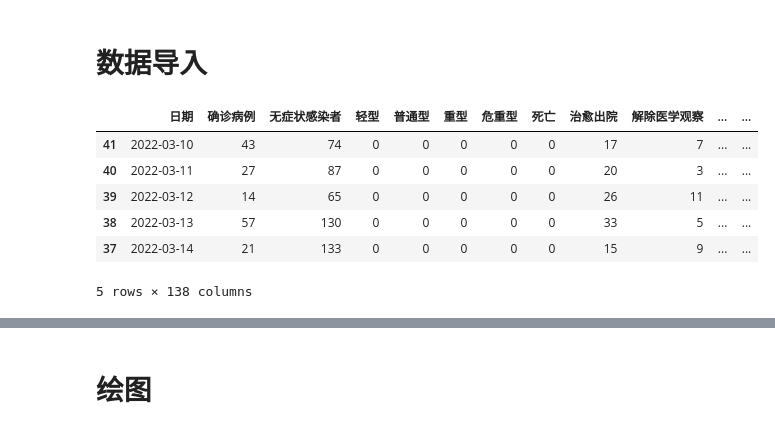
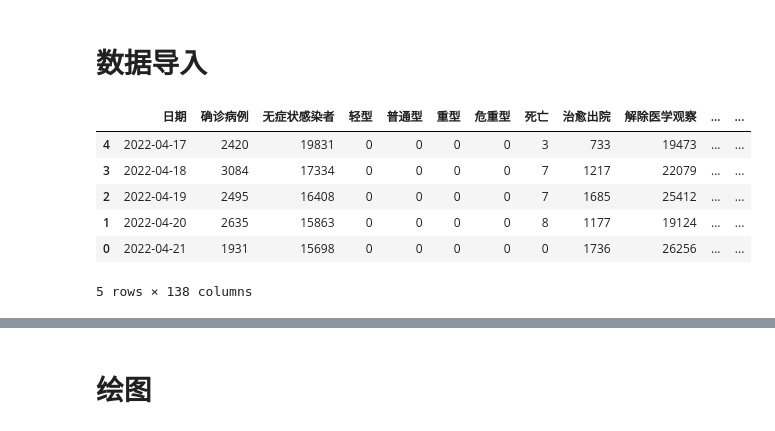
Before and after one commit to twang2218/covid19-data, a Jupyter notebook: shanghai/analysis/上海疫情数字-2.ipynb, the cells around one changed output, grey strips where cells are left out. Saved outputs shown, nothing was run; the diff lists cells and outputs as text; code cells hidden in the pictures.

```diff
--- a/shanghai/analysis/上海疫情数字-2.ipynb
+++ b/shanghai/analysis/上海疫情数字-2.ipynb
@@ -77,17 +103,19 @@ one_day = timedelta(days=1)
 # %%
 df = pd.read_csv('../data/shanghai-daily.csv', parse_dates=['日期'], infer_datetime_format=True)
 
 # 限定日期范围
 begin_date = '2022-03-10'
 df = df[df['日期'] >= begin_date]
 df = df.sort_values(['日期'])
 
-df.head()
+is_patched = False
+
+df.tail()
 # %% [output]
 |  | 日期 | 确诊病例 | 无症状感染者 | 轻型 | 普通型 | 重型 | 危重型 | 死亡 | 治愈出院 | 解除医学观察 | ... | ... |
-| 41 | 2022-03-10 | 43 | 74 | 0 | 0 | 0 | 0 | 0 | 17 | 7 | ... | ... |
-| 40 | 2022-03-11 | 27 | 87 | 0 | 0 | 0 | 0 | 0 | 20 | 3 | ... | ... |
-| 39 | 2022-03-12 | 14 | 65 | 0 | 0 | 0 | 0 | 0 | 26 | 11 | ... | ... |
-| 38 | 2022-03-13 | 57 | 130 | 0 | 0 | 0 | 0 | 0 | 33 | 5 | ... | ... |
-| 37 | 2022-03-14 | 21 | 133 | 0 | 0 | 0 | 0 | 0 | 15 | 9 | ... | ... |
+| 4 | 2022-04-17 | 2420 | 19831 | 0 | 0 | 0 | 0 | 3 | 733 | 19473 | ... | ... |
+| 3 | 2022-04-18 | 3084 | 17334 | 0 | 0 | 0 | 0 | 7 | 1217 | 22079 | ... | ... |
+| 2 | 2022-04-19 | 2495 | 16408 | 0 | 0 | 0 | 0 | 7 | 1685 | 25412 | ... | ... |
+| 1 | 2022-04-20 | 2635 | 15863 | 0 | 0 | 0 | 0 | 8 | 1177 | 19124 | ... | ... |
+| 0 | 2022-04-21 | 1931 | 15698 | 0 | 0 | 0 | 0 | 0 | 1736 | 26256 | ... | ... |
 5 rows × 138 columns
```
Also changed, not shown: parts of 16 cells of this notebook.
